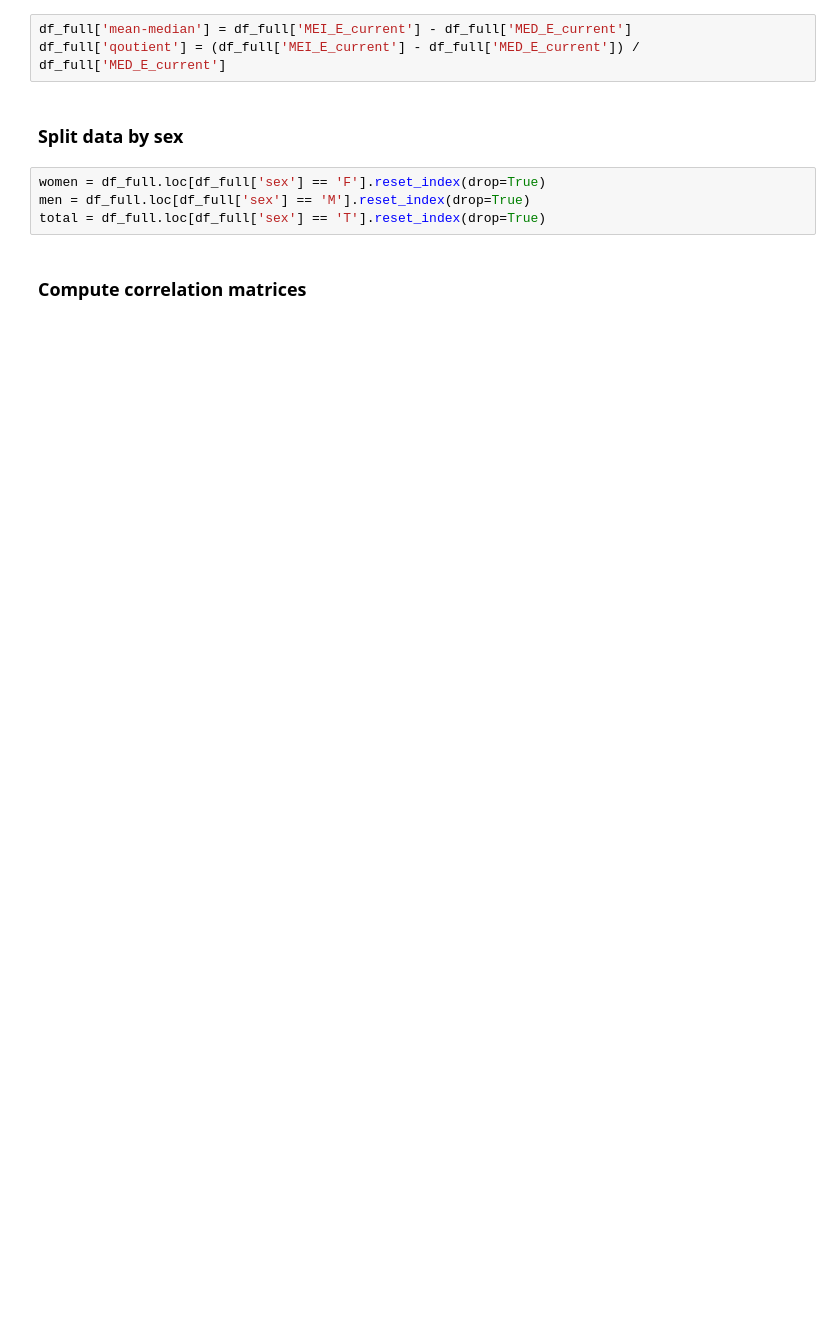
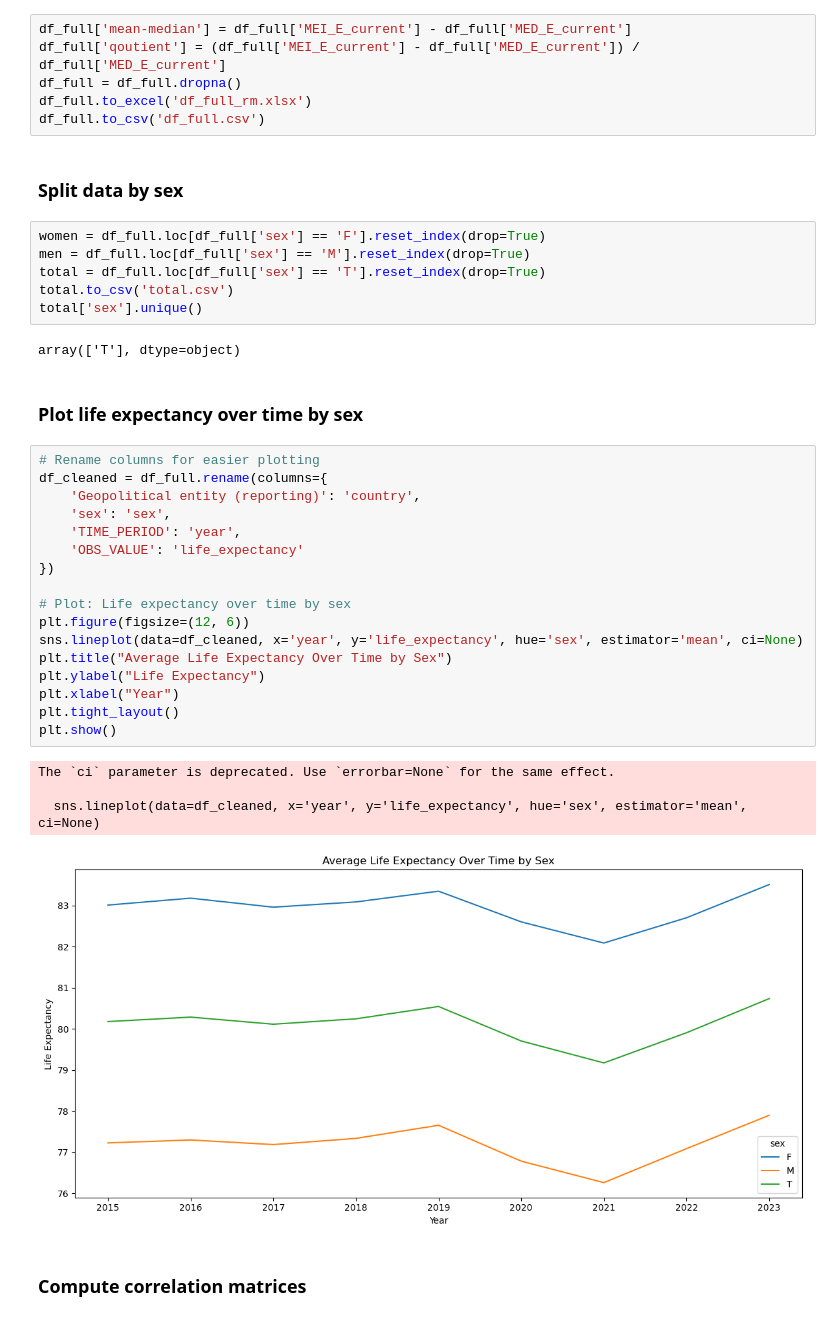
Before and after one commit to filip131311/BayesianStatisticsFinal, a Jupyter notebook: Analysis/project.ipynb, the cells around one changed output. Cells and saved outputs as stored; diff of their text form; blank space fills up the shorter version.

```diff
--- a/Analysis/project.ipynb
+++ b/Analysis/project.ipynb
@@ -171,11 +176,42 @@ df_full.head()
 # %%
 df_full['mean-median'] = df_full['MEI_E_current'] - df_full['MED_E_current']
 df_full['qoutient'] = (df_full['MEI_E_current'] - df_full['MED_E_current']) / df_full['MED_E_current']
+df_full = df_full.dropna()
+df_full.to_excel('df_full_rm.xlsx')
+df_full.to_csv('df_full.csv')
 # %% [markdown]
 ### Split data by sex
 # %%
 women = df_full.loc[df_full['sex'] == 'F'].reset_index(drop=True)
 men = df_full.loc[df_full['sex'] == 'M'].reset_index(drop=True)
 total = df_full.loc[df_full['sex'] == 'T'].reset_index(drop=True)
+total.to_csv('total.csv')
+total['sex'].unique()
+# %% [output]
+array(['T'], dtype=object)
+# %% [markdown]
+### Plot life expectancy over time by sex
+# %%
+# Rename columns for easier plotting
+df_cleaned = df_full.rename(columns={
+    'Geopolitical entity (reporting)': 'country',
+    'sex': 'sex',
+    'TIME_PERIOD': 'year',
+    'OBS_VALUE': 'life_expectancy'
+})
+
+# Plot: Life expectancy over time by sex
+plt.figure(figsize=(12, 6))
+sns.lineplot(data=df_cleaned, x='year', y='life_expectancy', hue='sex', estimator='mean', ci=None)
+plt.title("Average Life Expectancy Over Time by Sex")
+plt.ylabel("Life Expectancy")
+plt.xlabel("Year")
+plt.tight_layout()
+plt.show()
+# %% [output]
+The `ci` parameter is deprecated. Use `errorbar=None` for the same effect.
+
+  sns.lineplot(data=df_cleaned, x='year', y='life_expectancy', hue='sex', estimator='mean', ci=None)
+[figure, added]
 # %% [markdown]
 ### Compute correlation matrices
```
Also changed, not shown: parts of 6 cells of this notebook, 8 other files.
